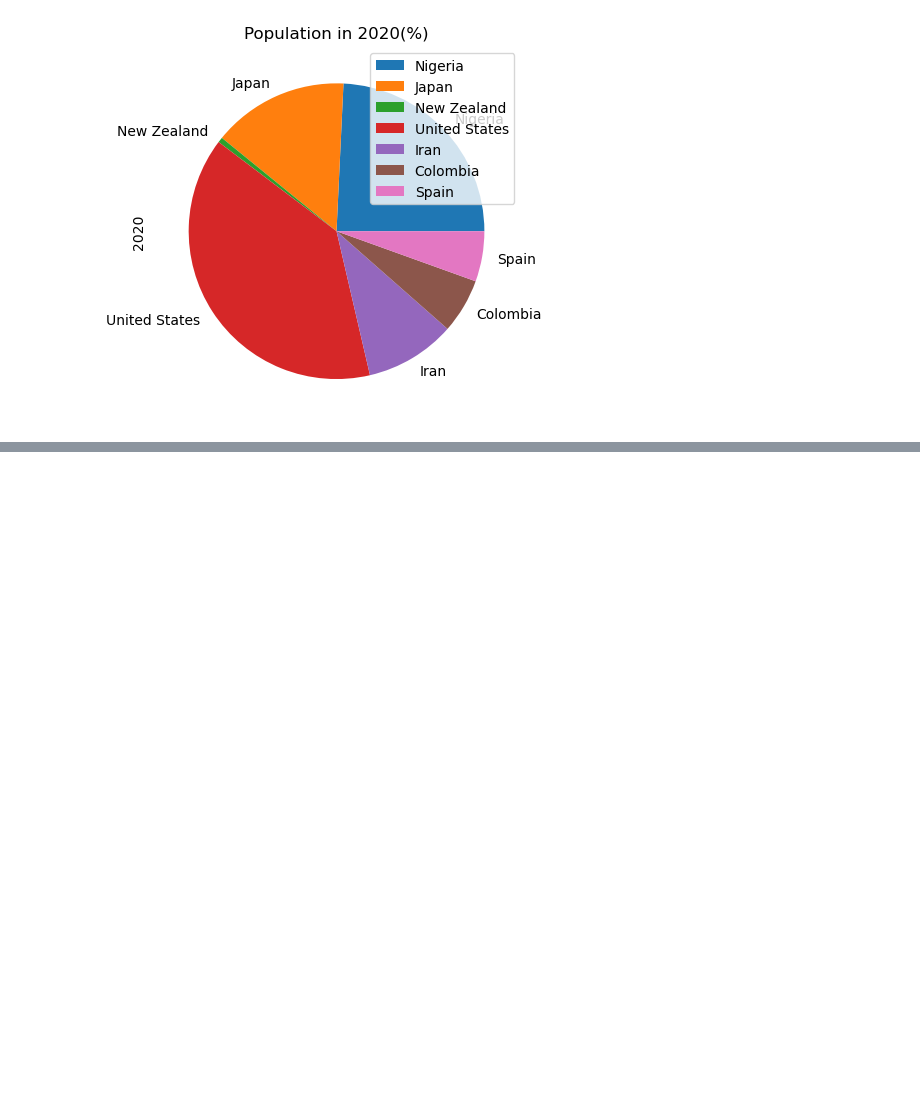
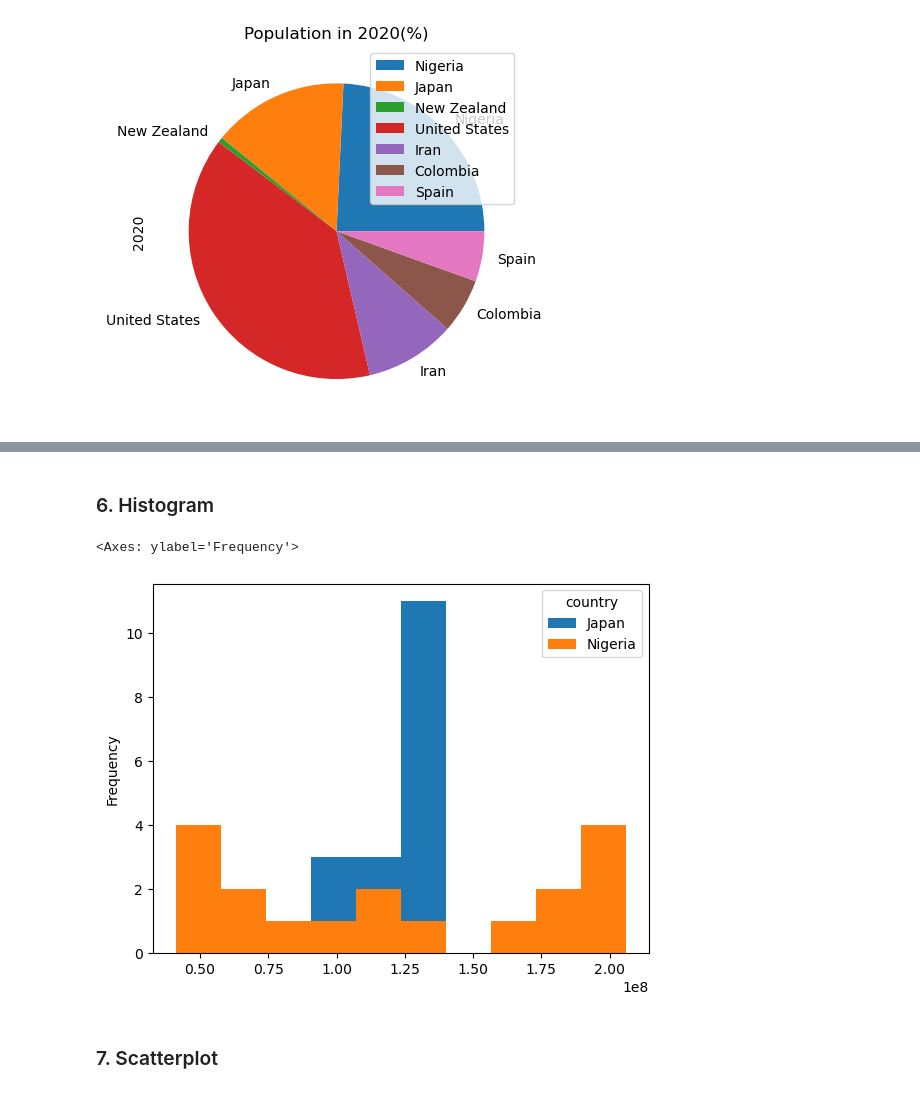
Before and after one commit to 0xazaka/data_science_learning, a Jupyter notebook: 06_Project 2_data_visualization/38_data_visualization_with_pandas.ipynb, the cells around one changed output, grey strips where cells are left out. Saved outputs shown, nothing was run; the diff lists cells and outputs as text; code cells hidden in the pictures; blank space fills up the shorter version.

```diff
--- a/06_Project 2_data_visualization/38_data_visualization_with_pandas.ipynb
+++ b/06_Project 2_data_visualization/38_data_visualization_with_pandas.ipynb
@@ -155,0 +171,9 @@ df_pivot_2020.plot(kind='pie', y='2020', title='Population in 2020(%)')
+# %% [markdown]
+### 6. Histogram
+# %%
+df_pivot[['Japan', 'Nigeria']].plot(kind='hist')
+# %% [output]
+<Axes: ylabel='Frequency'>
+[figure, added]
+# %% [markdown]
+### 7. Scatterplot
```
Also changed, not shown: parts of 6 cells of this notebook.
